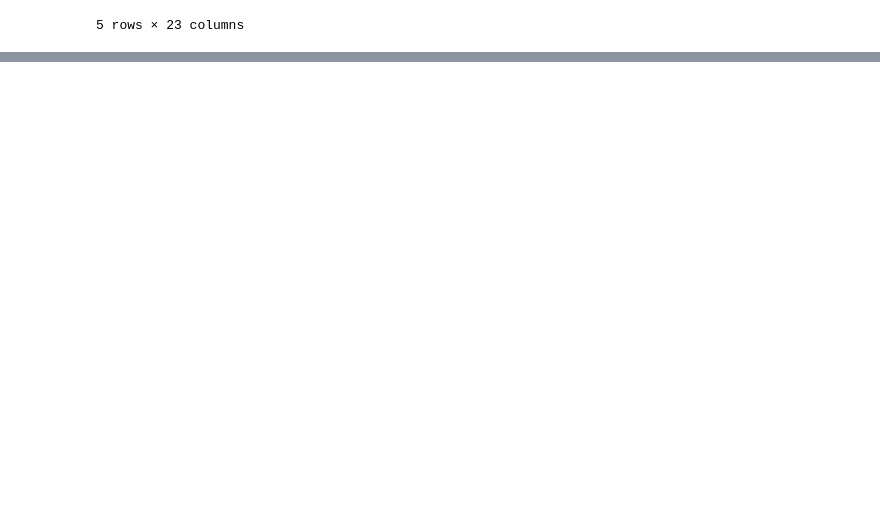
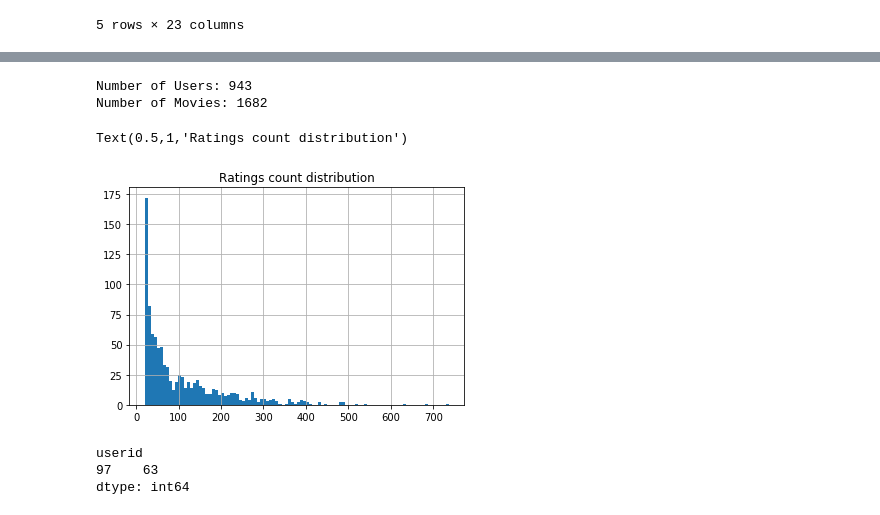
Before and after one commit to shirkeyaws/sagemaker-recommender-workshop, a Jupyter notebook: 01_exploring_data.ipynb, the cells around one changed output, grey strips where cells are left out. Cells and saved outputs as stored; diff of their text form; code cells hidden in the pictures; blank space fills up the shorter version.

```diff
--- a/01_exploring_data.ipynb
+++ b/01_exploring_data.ipynb
@@ -108,0 +204,24 @@ items.head()
+# %%
+print("Number of Users: %d" % (data['userid'].max()))
+print("Number of Movies: %d" % (data['movieid'].max()))
+# %% [output]
+Number of Users: 943
+Number of Movies: 1682
+# %%
+by_user = data.groupby('userid')
+ratings_hist = by_user['movieid'].count().hist(bins=100)
+ratings_hist.set_title('Ratings count distribution')
+# %% [output]
+Text(0.5,1,'Ratings count distribution')
+[figure, added]
+# %%
+cust_size = by_user.size()
+cust_size.sample(random_state=42)
+
+#print(cust_size)
+#cust_size.plot(kind='bar')
+#cust_size.count()
+# %% [output]
+userid
+97    63
+dtype: int64
```
Also changed, not shown: parts of 20 cells of this notebook, 1 other file.
